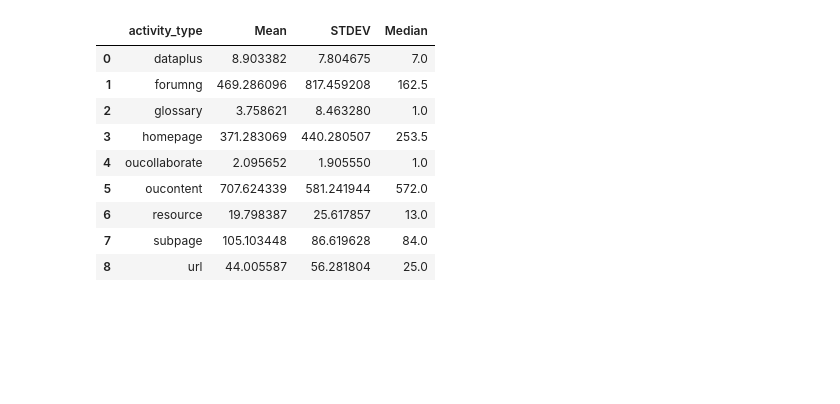
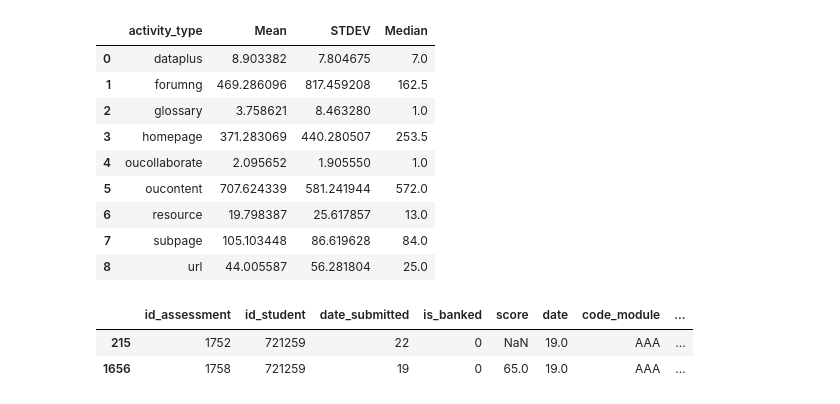
Before and after one commit to sustrev/SIADS697, a Jupyter notebook: Interface3.ipynb, the cells around one changed output. Drawn from its saved outputs; the diff is of its cells as text; code cells hidden in the pictures; blank space fills up the shorter version.

```diff
--- a/Interface3.ipynb
+++ b/Interface3.ipynb
@@ -754,3 +774,9 @@ svle_aggs_.reset_index()
 | 6 | resource | 19.798387 | 25.617857 | 13.0 |
 | 7 | subpage | 105.103448 | 86.619628 | 84.0 |
 | 8 | url | 44.005587 | 56.281804 | 25.0 |
+# %%
+df_sa_with_due_dates[df_sa_with_due_dates['id_student']==721259]
+# %% [output]
+|  | id_assessment | id_student | date_submitted | is_banked | score | date | code_module | ... |
+| 215 | 1752 | 721259 | 22 | 0 | NaN | 19.0 | AAA | ... |
+| 1656 | 1758 | 721259 | 19 | 0 | 65.0 | 19.0 | AAA | ... |
```
Also changed, not shown: parts of 5 cells of this notebook, 1 other file.
